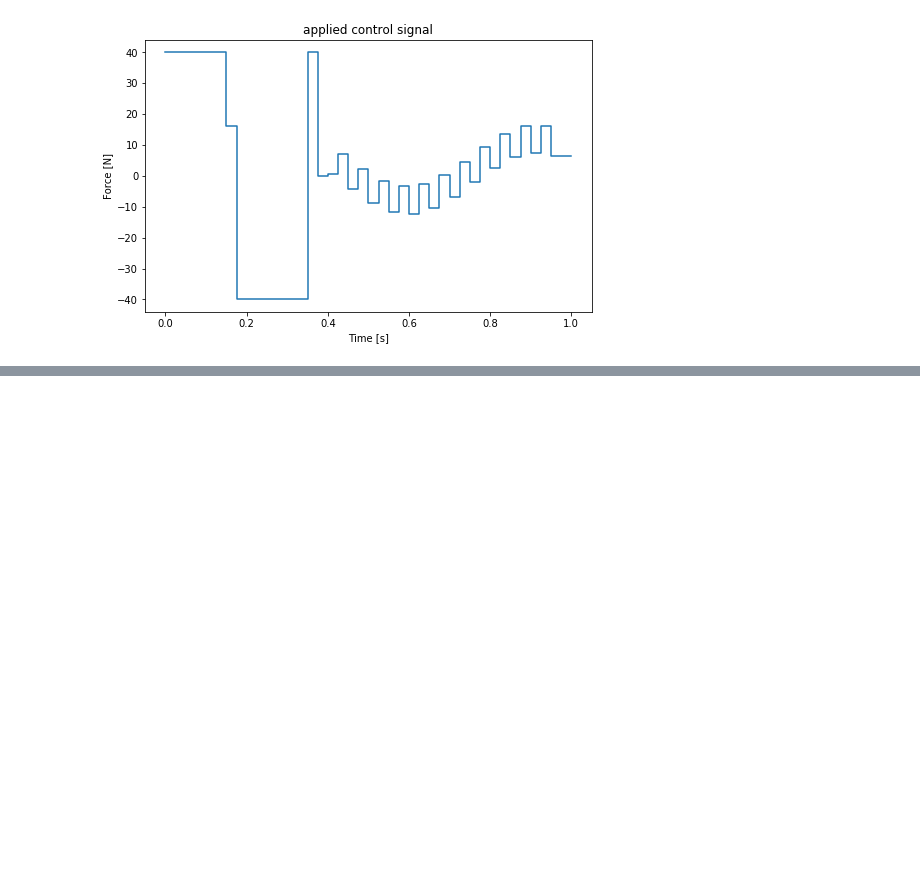
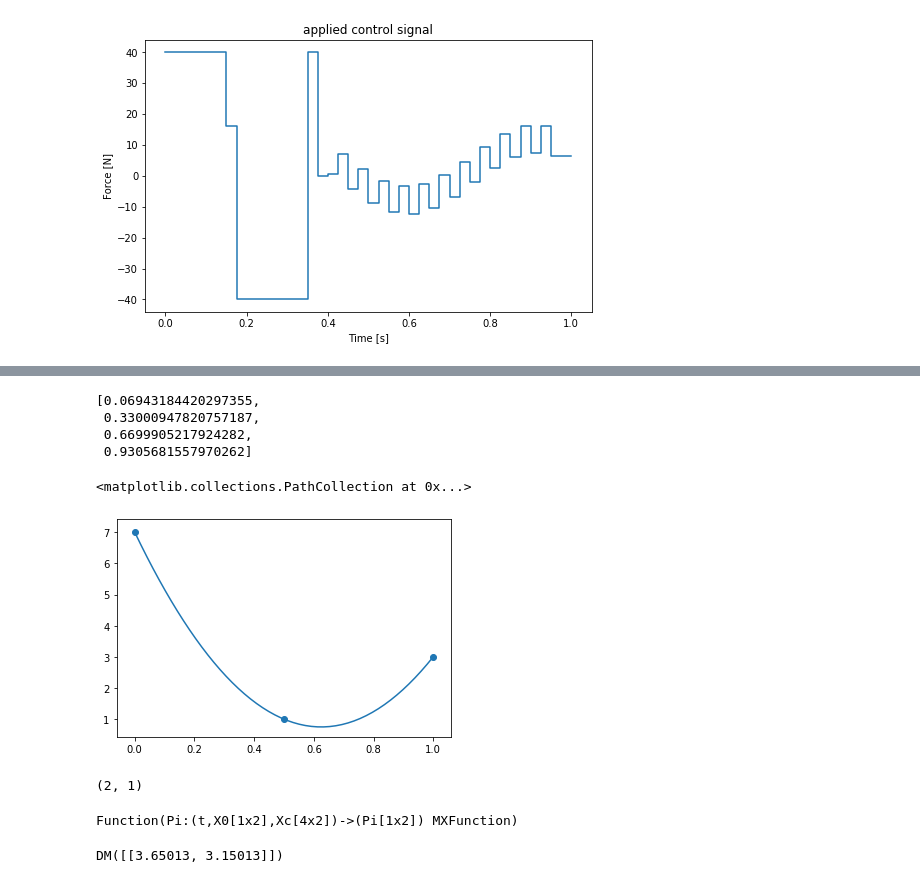
Before and after one commit to AunSiro/workshop_casadi, a Jupyter notebook: Dia_3.ipynb, the cells around one changed output, grey strips where cells are left out. Cells and saved outputs as stored; diff of their text form; code cells hidden in the pictures; blank space fills up the shorter version.

```diff
--- a/Dia_3.ipynb
+++ b/Dia_3.ipynb
@@ -673,0 +676,3 @@ pl.show()
+# %%
+t = MX.sym('t')
+x = MX.sym('x', 2)
@@ -673,0 +715,45 @@ pl.show()
+# %%
+tau = collocation_points(4, 'legendre')
+tau
+# %% [output]
+[0.06943184420297355,
+ 0.33000947820757187,
+ 0.6699905217924282,
+ 0.9305681557970262]
+# %%
+def LagrangePolynomialEval(X,Y,x):
+    if isinstance(X,list):
+        X = np.array(X)
+    if isinstance(Y,list):
+        Y = np.array(Y)
+    assert not isinstance(X,list)
+    # Interpolates exactly through data
+    if len(Y.shape)>1:
+        assert(1 in Y.shape)
+    N = np.prod(X.shape)
+    if len(Y.shape)==1:
+        Y = Y.reshape((1,N))
+    else:
+        assert(Y.shape[1]==N)
+
+    res = 0
+
+    for j in range(N):
+        p = 1
+        for i in range(N):
+            if i!=j:
+                p = p*(x-X[i])/(X[j]-X[i])
+
+        res = res+p*Y[:,j]
+    return res
+# %%
+X = vec([0, 0.5, 1]).T
+Y = vec([7, 1, 3]).T
+x_space = np.linspace(0, 1, 50)
+y_space = LagrangePolynomialEval(X, Y, x_space)
+# %%
+plt.plot(x_space, y_space)
+plt.scatter(np.array(X), np.array(Y))
+# %% [output]
+<matplotlib.collections.PathCollection at 0x...>
+[figure, added]
@@ -673,0 +767,4 @@ pl.show()
+# %%
+x.shape
+# %% [output]
+(2, 1)
@@ -673,0 +790,4 @@ pl.show()
+# %%
+Pi
+# %% [output]
+Function(Pi:(t,X0[1x2],Xc[4x2])->(Pi[1x2]) MXFunction)
@@ -673,0 +796,8 @@ pl.show()
+# %%
+Pi(
+    t_0 + 0.05,
+    x0.T,
+    horzcat(x0 + 1, x0+2, x0+4, x0+5).T
+)
+# %% [output]
+DM([[3.65013, 3.15013]])
```
Also changed, not shown: parts of 23 cells of this notebook.
